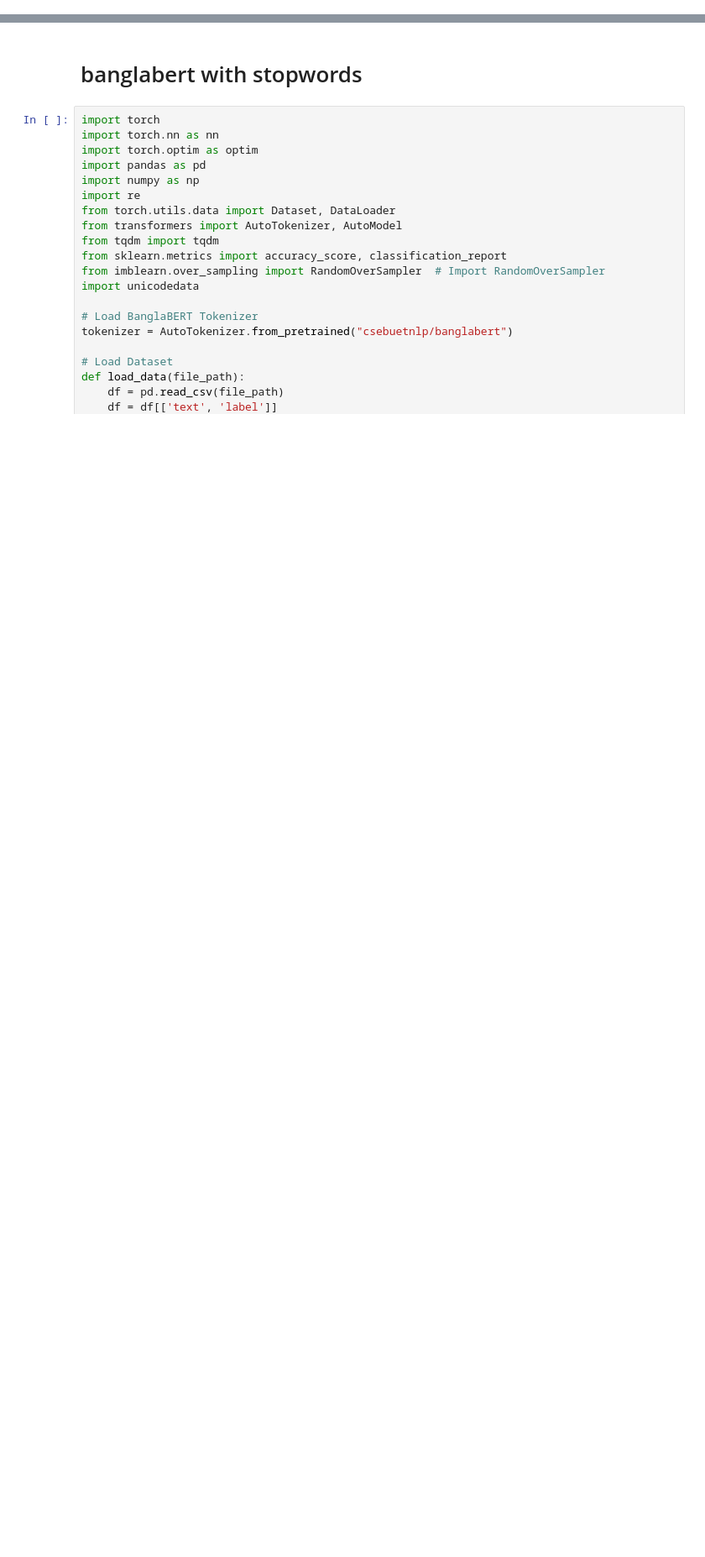
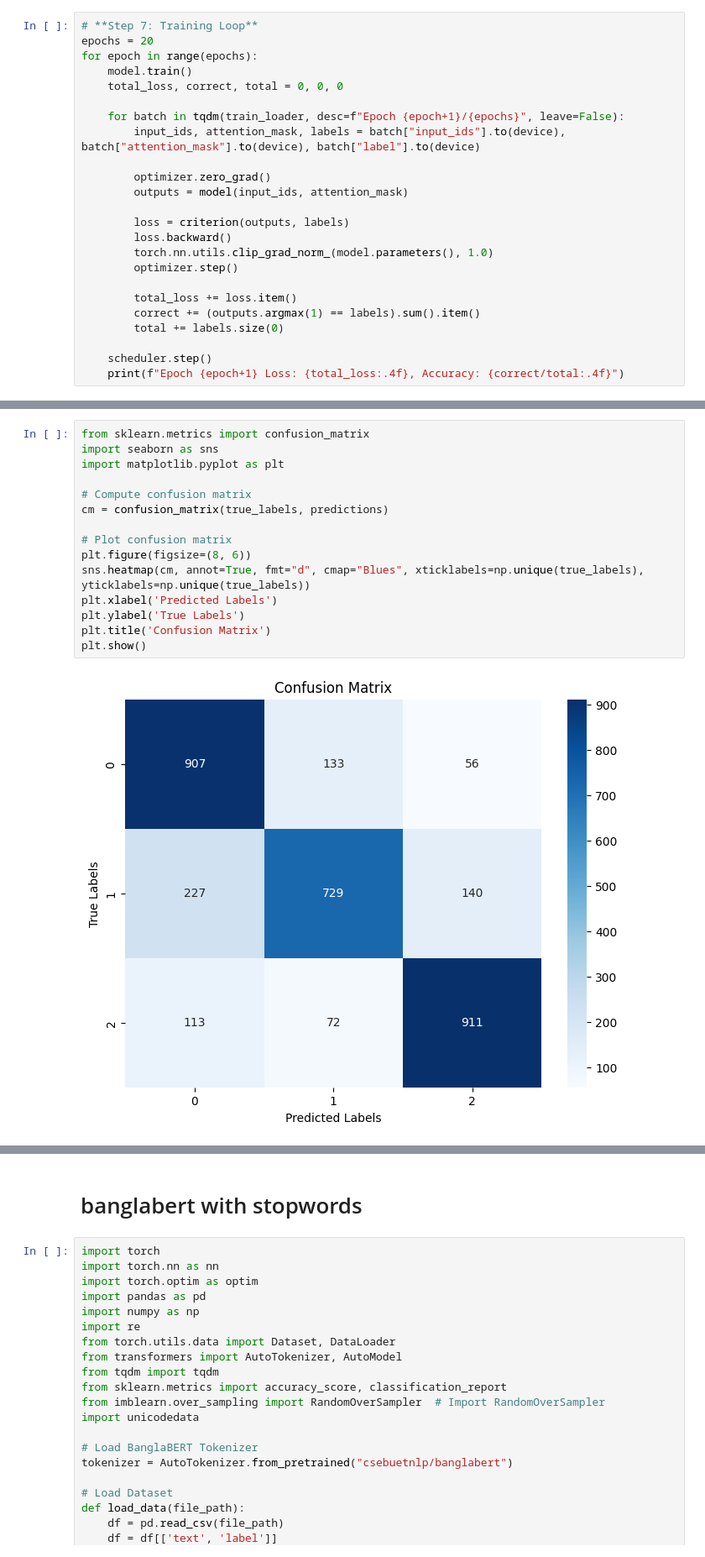
Before and after one commit to SachinBiswas7/-Bangla-Text-Violence-Nature-and-Target-Classification, a Jupyter notebook: task_2_transformer.ipynb, the cells around one changed output, grey strips where cells are left out. Shown: that part at 84% size. Saved outputs shown, nothing was run; the diff lists cells and outputs as text; blank space fills up the shorter version.

```diff
--- a/task_2_transformer.ipynb
+++ b/task_2_transformer.ipynb
@@ -403,0 +174,24 @@ Epoch 10 Loss: 4.7272, Accuracy: 0.9952
+# %%
+# **Step 7: Training Loop**
+epochs = 20
+for epoch in range(epochs):
+    model.train()
+    total_loss, correct, total = 0, 0, 0
+
+    for batch in tqdm(train_loader, desc=f"Epoch {epoch+1}/{epochs}", leave=False):
+        input_ids, attention_mask, labels = batch["input_ids"].to(device), batch["attention_mask"].to(device), batch["label"].to(device)
+
+        optimizer.zero_grad()
+        outputs = model(input_ids, attention_mask)
+
+        loss = criterion(outputs, labels)
+        loss.backward()
+        torch.nn.utils.clip_grad_norm_(model.parameters(), 1.0)
+        optimizer.step()
+
+        total_loss += loss.item()
+        correct += (outputs.argmax(1) == labels).sum().item()
+        total += labels.size(0)
+
+    scheduler.step()
+    print(f"Epoch {epoch+1} Loss: {total_loss:.4f}, Accuracy: {correct/total:.4f}")
@@ -403,0 +246,17 @@ Epoch 10 Loss: 4.7272, Accuracy: 0.9952
+# %%
+from sklearn.metrics import confusion_matrix
+import seaborn as sns
+import matplotlib.pyplot as plt
+
+# Compute confusion matrix
+cm = confusion_matrix(true_labels, predictions)
+
+# Plot confusion matrix
+plt.figure(figsize=(8, 6))
+sns.heatmap(cm, annot=True, fmt="d", cmap="Blues", xticklabels=np.unique(true_labels), yticklabels=np.unique(true_labels))
+plt.xlabel('Predicted Labels')
+plt.ylabel('True Labels')
+plt.title('Confusion Matrix')
+plt.show()
+# %% [output]
+[figure, added]
```
Also changed, not shown: parts of 28 cells of this notebook.
